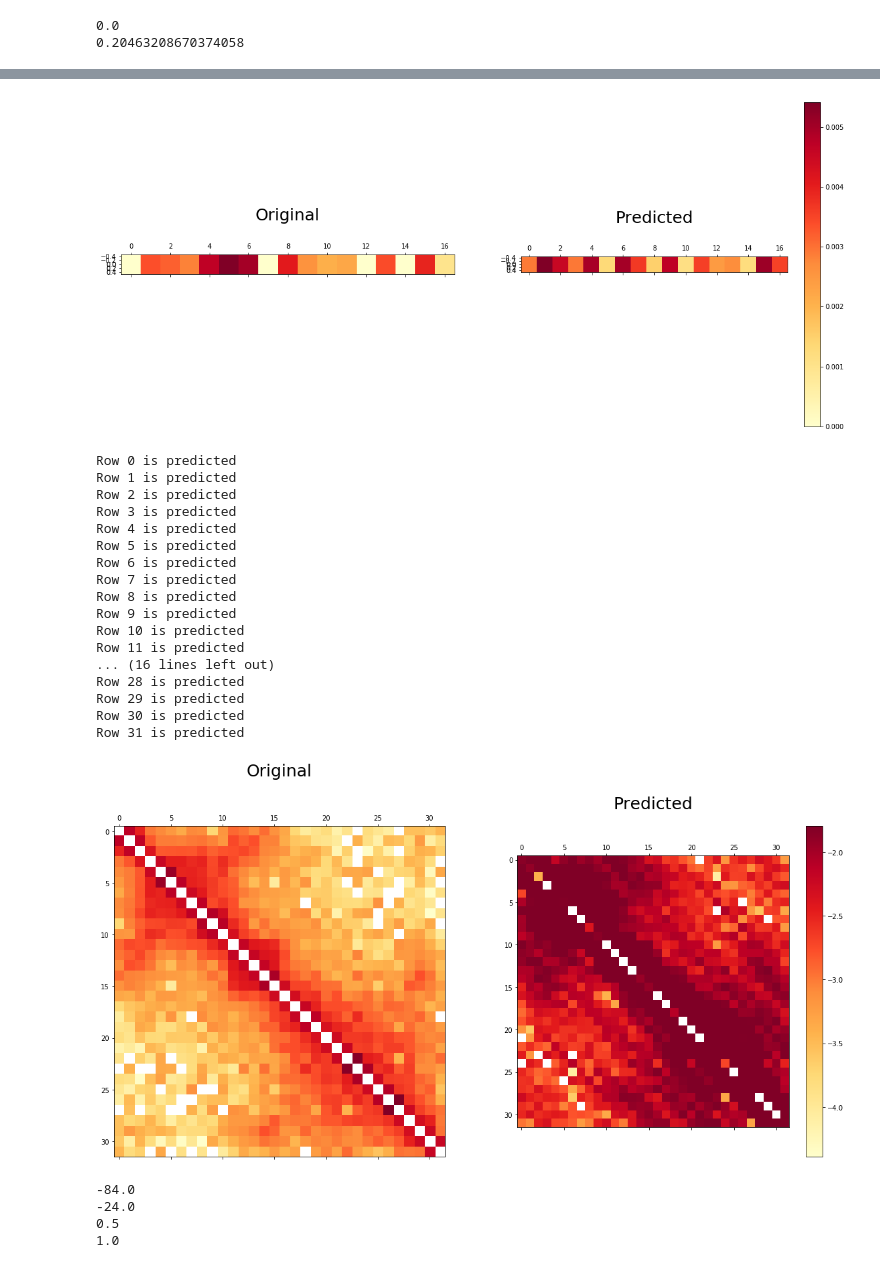
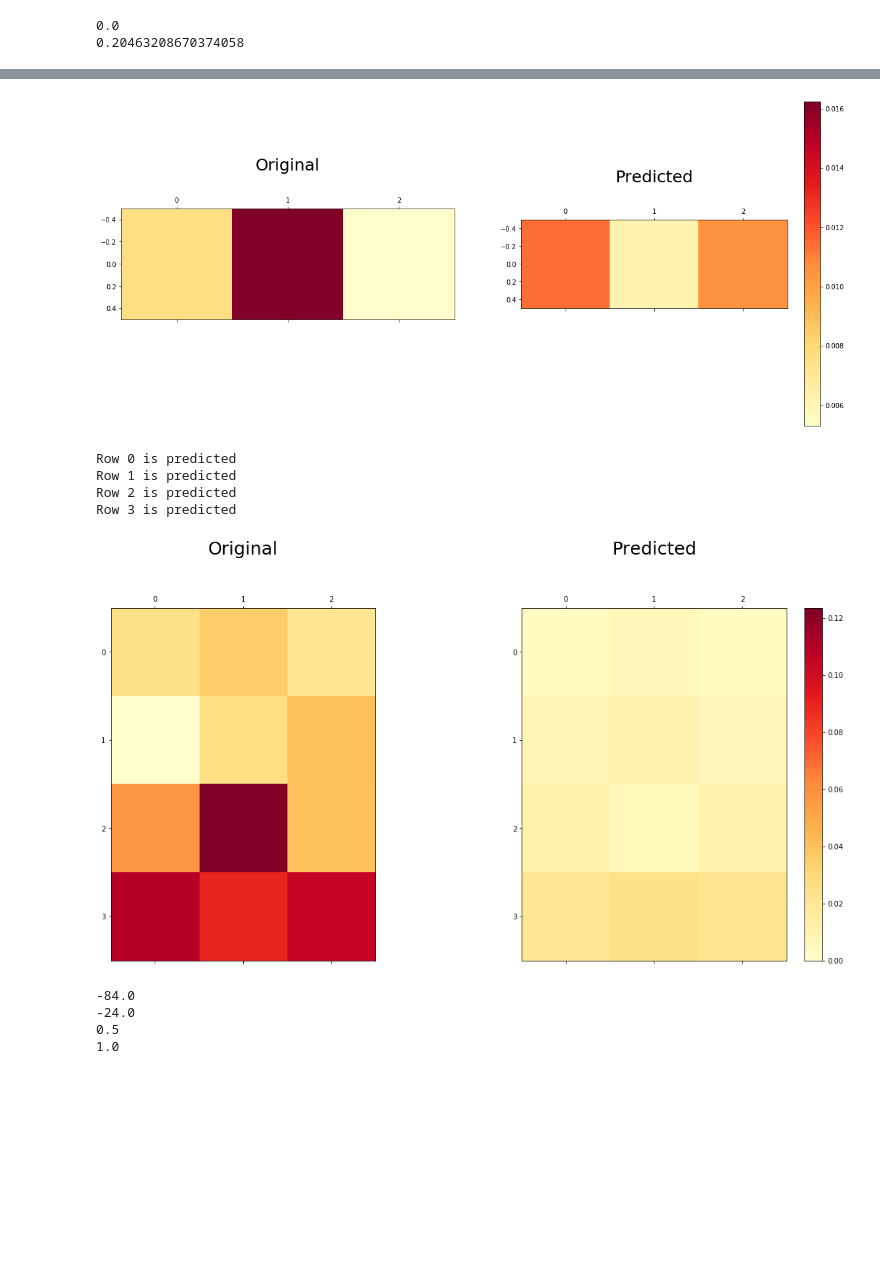
Before and after one commit to Khrameeva-Lab/DeepLearningHiC, a Jupyter notebook: DeepLearningHiC.ipynb, the cells around one changed output, grey strips where cells are left out. Saved outputs shown, nothing was run; the diff lists cells and outputs as text; code cells hidden in the pictures; blank space fills up the shorter version.

```diff
--- a/DeepLearningHiC.ipynb
+++ b/DeepLearningHiC.ipynb
@@ -655,0 +710,23 @@ plot_hic(predicted_matrix[1:-1, ])
+# %%
+# relevant only for square_size = 2
+train_x_diagonal = np.array([]).reshape(8, 0)
+train_y_diagonal = np.array([]).reshape(0, )
+
+SQUARE_SIZE = 2
+
+for resulting_matrice in resulting_matrices:
+    temp_train_x_diagonal, temp_train_y_diagonal = form_train_subset_diagonal(resulting_matrice, SQUARE_SIZE)
+
+    if temp_train_x_diagonal is not None and temp_train_y_diagonal is not None:
+        train_x_diagonal = np.concatenate((train_x_diagonal, temp_train_x_diagonal), axis = 1)
+        train_y_diagonal = np.concatenate((train_y_diagonal, temp_train_y_diagonal))
+
+# to make 2D numpy array from the (m, ) vector
+train_y_diagonal = np.atleast_2d(train_y_diagonal)
+
+print(train_x_diagonal.shape)
+print(train_y_diagonal.shape)
+
+normalized_train_x_diagonal, old_min_diagonal, old_max_diagonal = min_max_normalize(train_x_diagonal)
+
+### Training set diagonal formed ###
@@ -999,47 +1203,35 @@ plot_hic(resulting_matrices[8])
 # %%
 # restore the model and make prediction
 # values from the old model
-old_min = 0
-old_max = 13.328629427113079
 
-loaded_parameters = load_parameters('parameters_normalized_deep.npy')
+
+# loaded_parameters = load_parameters('parameters_normalized_deep.npy')
+
+loaded_parameters = parameters_normalized_v2
 normalized_test_matrix, _, _ = min_max_normalize(resulting_matrices[8], old_min, old_max)
 
 # TODO: check, maybe None is returned from the function
-predicted_row_deep = predict_row_v2(normalized_test_matrix, loaded_parameters, SQUARE_SIZE, 15)
+predicted_row_deep = predict_row_v2(normalized_test_matrix, loaded_parameters, SQUARE_SIZE, 4)
 
-plot_two_hic_same_scale(resulting_matrices[8][15:16, 2:-2], predicted_row_deep[0:1, ], use_log_scale=False)
+plot_two_hic_same_scale(resulting_matrices[8][4:5, 2:-2], predicted_row_deep[0:1, ], use_log_scale=False)
 # %% [output]
-[figure, old version]
+[figure, new version]
 # %%
 # Hi-C matrix restoration - not included in the course work (not sure now)
 
-normalized_test_matrix, _, _ = min_max_normalize(resulting_matrices[15], old_min, old_max)
+normalized_test_matrix, _, _ = min_max_normalize(resulting_matrices[8], old_min, old_max)
 
 restored_hic1 = restore_hic_v2(normalized_test_matrix, loaded_parameters, SQUARE_SIZE)
-plot_two_hic_same_scale(normalized_test_matrix[2:-2, 2:-2], restored_hic1)
+plot_two_hic_same_scale(normalized_test_matrix[2:-2, 2:-2], restored_hic1, use_log_scale=False)
 
 # restored_hic2 = restore_hic_v2(resulting_matrices[5880], loaded_parameters, SQUARE_SIZE)
 # plot_two_hic_same_scale(resulting_matrices[5880][2:-2, 2:-2], restored_hic2)
 # %% [output]
 Row 0 is predicted
 Row 1 is predicted
 Row 2 is predicted
 Row 3 is predicted
-Row 4 is predicted
-Row 5 is predicted
-Row 6 is predicted
-Row 7 is predicted
-Row 8 is predicted
-Row 9 is predicted
-Row 10 is predicted
-Row 11 is predicted
-... (16 lines left out)
-Row 28 is predicted
-Row 29 is predicted
-Row 30 is predicted
-Row 31 is predicted
-[figure, old version]
+[figure, new version]
 # %%
 # TODO:
 
```
Also changed, not shown: parts of 11 cells of this notebook.
